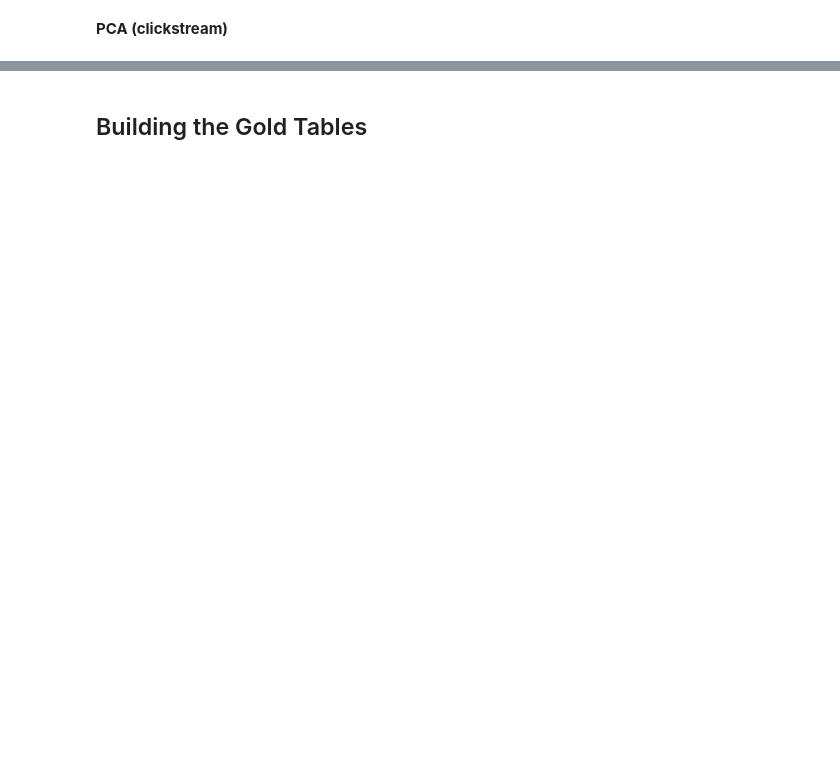
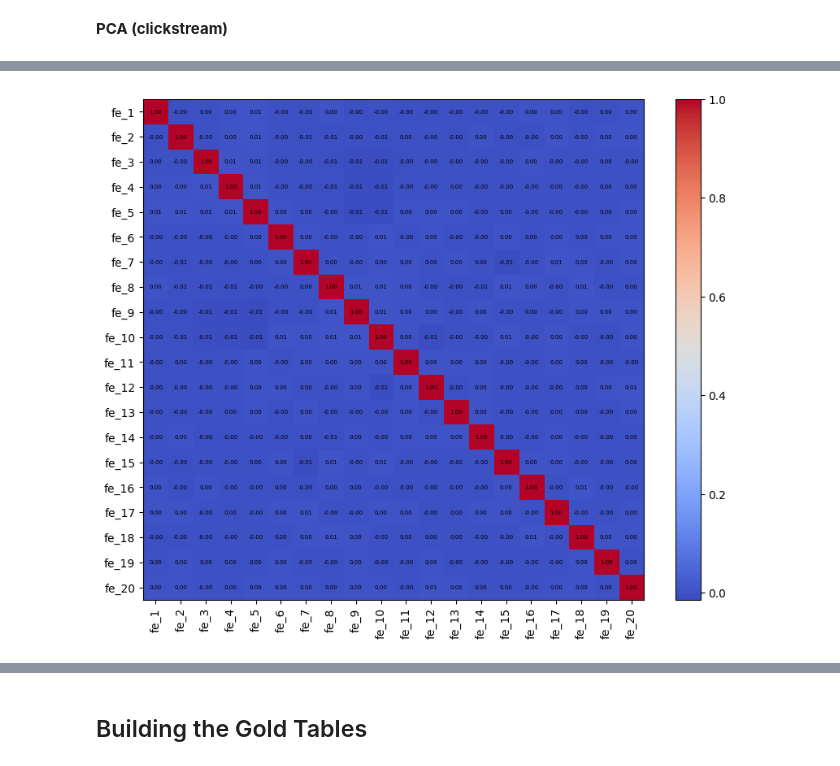
Before and after one commit to Jenpoer/creditkarma, a Jupyter notebook: eda.ipynb, the cells around one changed output, grey strips where cells are left out. Cells and saved outputs as stored; diff of their text form; code cells hidden in the pictures; blank space fills up the shorter version.

```diff
--- a/eda.ipynb
+++ b/eda.ipynb
@@ -767 +889,7 @@ Inspect features to know which ones to include in the model.
+# %%
+df_label_renamed = df_label.withColumnRenamed("snapshot_date", "mob_date")
+df_label_renamed = df_label_renamed.select("customer_id", "mob_date")
+# %%
+df_clickstream_filtered = df_clickstream.join(df_label_renamed, on="customer_id", how="inner") # filter by user IDs that have labels
+df_clickstream_filtered = df_clickstream_filtered.filter(col("snapshot_date") < col("mob_date")) # get clickstream data before the label date
 # %% [markdown]
@@ -768,0 +897,6 @@ Normalize data
+# %%
+df_clickstream_filtered = df_clickstream_filtered.toPandas().drop(columns=['customer_id', 'snapshot_date', 'mob_date'])
+df_clickstream_corr = df_clickstream_filtered.corr()
+show_correlation_map(df_clickstream_corr)
+# %% [output]
+[figure, added]
```
Also changed, not shown: parts of 29 cells of this notebook.
